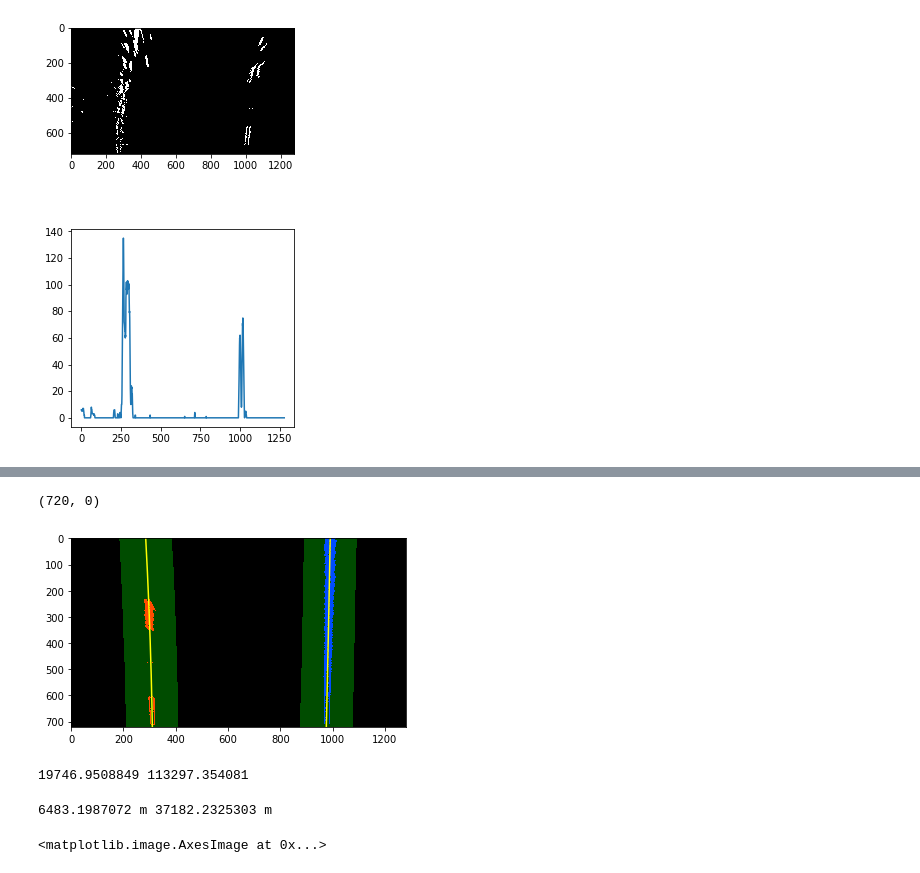
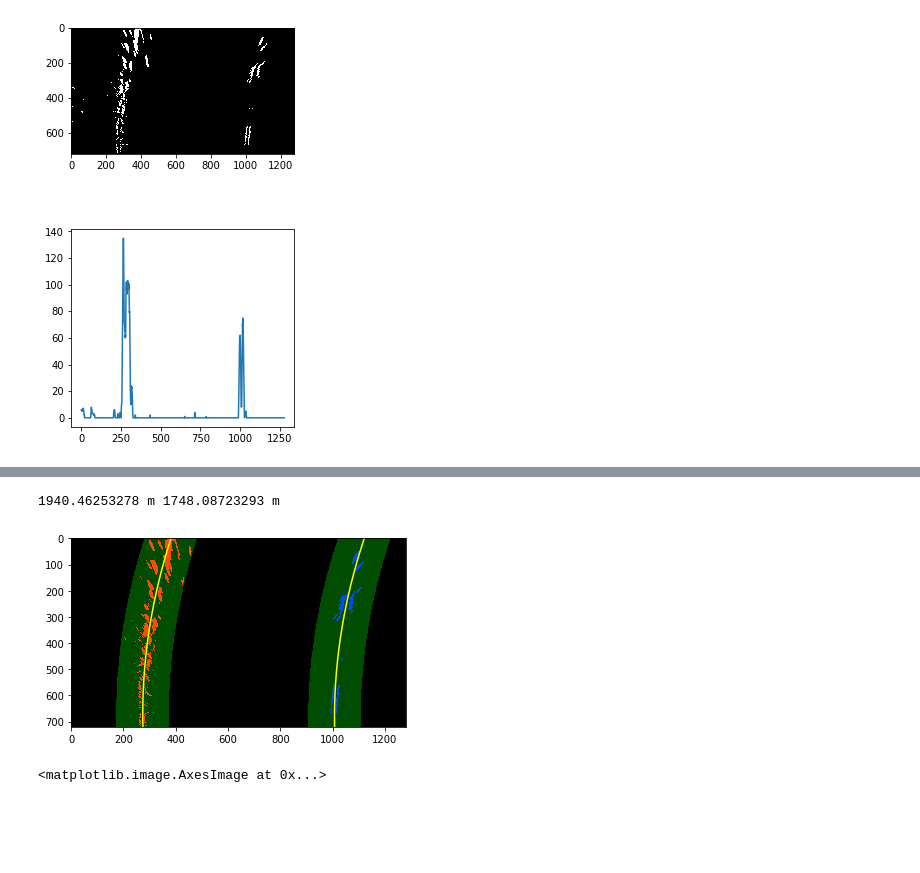
Before and after one commit to lizhang101/CarND, a Jupyter notebook: CarND-Advanced-Lane-Lines/find_lane_lines.ipynb, the cells around one changed output, grey strips where cells are left out. Cells and saved outputs as stored; diff of their text form; code cells hidden in the pictures; blank space fills up the shorter version.

```diff
--- a/CarND-Advanced-Lane-Lines/find_lane_lines.ipynb
+++ b/CarND-Advanced-Lane-Lines/find_lane_lines.ipynb
@@ -450,56 +515,9 @@ right_fitx = right_fit[0]*ploty**2 + right_fit[1]*ploty + right_fit[2]
-# %%
-# Create an image to draw on and an image to show the selection window
-out_img = np.dstack((binary_warped, binary_warped, binary_warped))*255
-window_img = np.zeros_like(out_img)
-# Color in left and right line pixels
-out_img[nonzeroy[left_lane_inds], nonzerox[left_lane_inds]] = [255, 0, 0]
-out_img[nonzeroy[right_lane_inds], nonzerox[right_lane_inds]] = [0, 0, 255]
-
-# Generate a polygon to illustrate the search window area
-# And recast the x and y points into usable format for cv2.fillPoly()
-left_line_window1 = np.array([np.transpose(np.vstack([left_fitx-margin, ploty]))])
-left_line_window2 = np.array([np.flipud(np.transpose(np.vstack([left_fitx+margin,
-                              ploty])))])
-left_line_pts = np.hstack((left_line_window1, left_line_window2))
-right_line_window1 = np.array([np.transpose(np.vstack([right_fitx-margin, ploty]))])
-right_line_window2 = np.array([np.flipud(np.transpose(np.vstack([right_fitx+margin,
-                              ploty])))])
-right_line_pts = np.hstack((right_line_window1, right_line_window2))
-
-# Draw the lane onto the warped blank image
-cv2.fillPoly(window_img, np.int_([left_line_pts]), (0,255, 0))
-cv2.fillPoly(window_img, np.int_([right_line_pts]), (0,255, 0))
-result = cv2.addWeighted(out_img, 1, window_img, 0.3, 0)
-plt.imshow(result)
-plt.plot(left_fitx, ploty, color='yellow')
-plt.plot(right_fitx, ploty, color='yellow')
-plt.xlim(0, 1280)
-plt.ylim(720, 0)
-# %% [output]
-(720, 0)
-[figure, removed]
-# %%
-y_eval = np.max(ploty)
-left_curverad = ((1 + (2*left_fit[0]*y_eval + left_fit[1])**2)**1.5) / np.absolute(2*left_fit[0])
-right_curverad = ((1 + (2*right_fit[0]*y_eval + right_fit[1])**2)**1.5) / np.absolute(2*right_fit[0])
-print(left_curverad, right_curverad)
-# %% [output]
-19746.9508849 113297.354081
-# %%
-# Define conversions in x and y from pixels space to meters
-ym_per_pix = 30/720 # meters per pixel in y dimension
-xm_per_pix = 3.7/700 # meters per pixel in x dimension
-
-# Fit new polynomials to x,y in world space
-left_fit_cr = np.polyfit(lefty*ym_per_pix, leftx*xm_per_pix, 2)
-right_fit_cr = np.polyfit(righty*ym_per_pix, rightx*xm_per_pix, 2)
-# Calculate the new radii of curvature
-left_curverad = ((1 + (2*left_fit_cr[0]*y_eval*ym_per_pix + left_fit_cr[1])**2)**1.5) / np.absolute(2*left_fit_cr[0])
-right_curverad = ((1 + (2*right_fit_cr[0]*y_eval*ym_per_pix + right_fit_cr[1])**2)**1.5) / np.absolute(2*right_fit_cr[0])
-# Now our radius of curvature is in meters
-print(left_curverad, 'm', right_curverad, 'm')
-# Example values: 632.1 m    626.2 m
-# %% [output]
-6483.1987072 m 37182.2325303 m
+# %%
+left_fit, right_fit, left_curverad, right_curverad, pts,= update_search_lanes(binary_warped, left_fit, right_fit)
+visualize_update_search(binary_warped, left_fit, right_fit, pts)
+print(left_curverad,'m', right_curverad, 'm')
+# %% [output]
+1940.46253278 m 1748.08723293 m
+[figure, added]
 # %%
 # Create an image to draw the lines on
```
Also changed, not shown: parts of 7 cells of this notebook.
